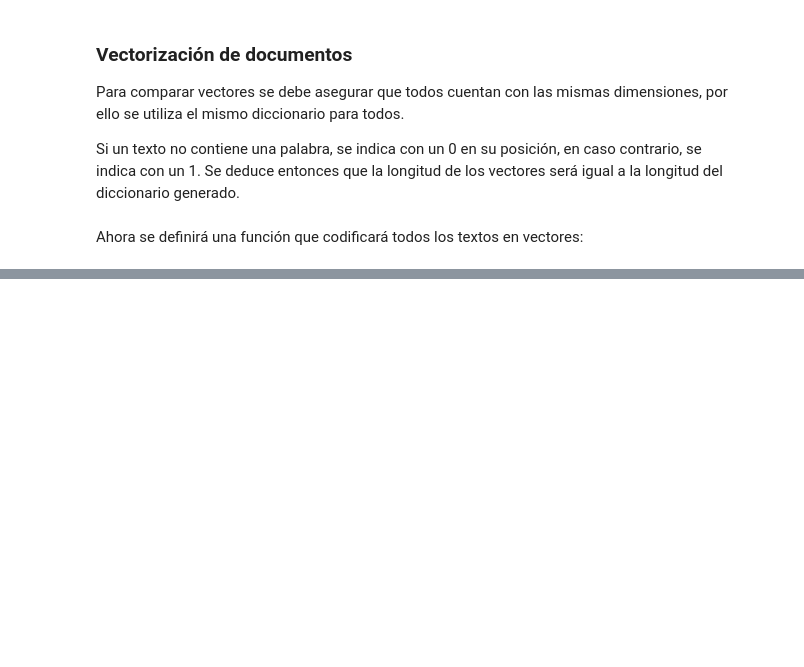
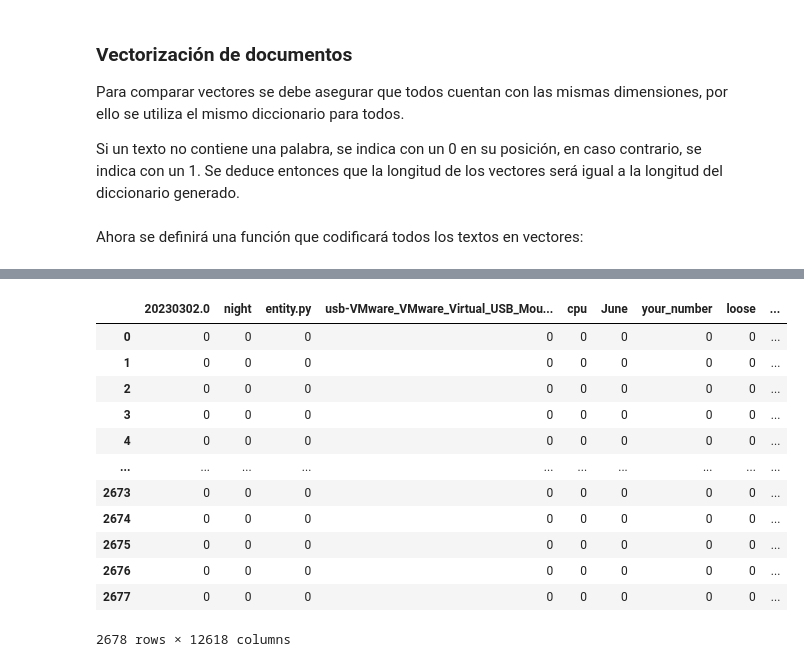
Before and after one commit to DiegoAlcoba/GVTIA, a Jupyter notebook: jp_notebooks/e_featureEngineering_and_syntactSimilarity.ipynb, the cells around one changed output, grey strips where cells are left out. Cells and saved outputs as stored; diff of their text form; code cells hidden in the pictures; blank space fills up the shorter version.

```diff
--- a/jp_notebooks/e_featureEngineering_and_syntactSimilarity.ipynb
+++ b/jp_notebooks/e_featureEngineering_and_syntactSimilarity.ipynb
@@ -193,0 +142,16 @@ Hello, I have the same problem, see the log file zigbee2mqtt_2024-12-17T07-07-00
+# %%
+pd.DataFrame(onehot_vectors, columns=list(vocabulary))
+# %% [output]
+|  | 20230302.0 | night | entity.py | usb-VMware_VMware_Virtual_USB_Mou... | cpu | June | your_number | loose | ... |
+| 0 | 0 | 0 | 0 | 0 | 0 | 0 | 0 | 0 | ... |
+| 1 | 0 | 0 | 0 | 0 | 0 | 0 | 0 | 0 | ... |
+| 2 | 0 | 0 | 0 | 0 | 0 | 0 | 0 | 0 | ... |
+| 3 | 0 | 0 | 0 | 0 | 0 | 0 | 0 | 0 | ... |
+| 4 | 0 | 0 | 0 | 0 | 0 | 0 | 0 | 0 | ... |
+| ... | ... | ... | ... | ... | ... | ... | ... | ... | ... |
+| 2673 | 0 | 0 | 0 | 0 | 0 | 0 | 0 | 0 | ... |
+| 2674 | 0 | 0 | 0 | 0 | 0 | 0 | 0 | 0 | ... |
+| 2675 | 0 | 0 | 0 | 0 | 0 | 0 | 0 | 0 | ... |
+| 2676 | 0 | 0 | 0 | 0 | 0 | 0 | 0 | 0 | ... |
+| 2677 | 0 | 0 | 0 | 0 | 0 | 0 | 0 | 0 | ... |
+2678 rows × 12618 columns
```
Also changed, not shown: parts of 25 cells of this notebook.
